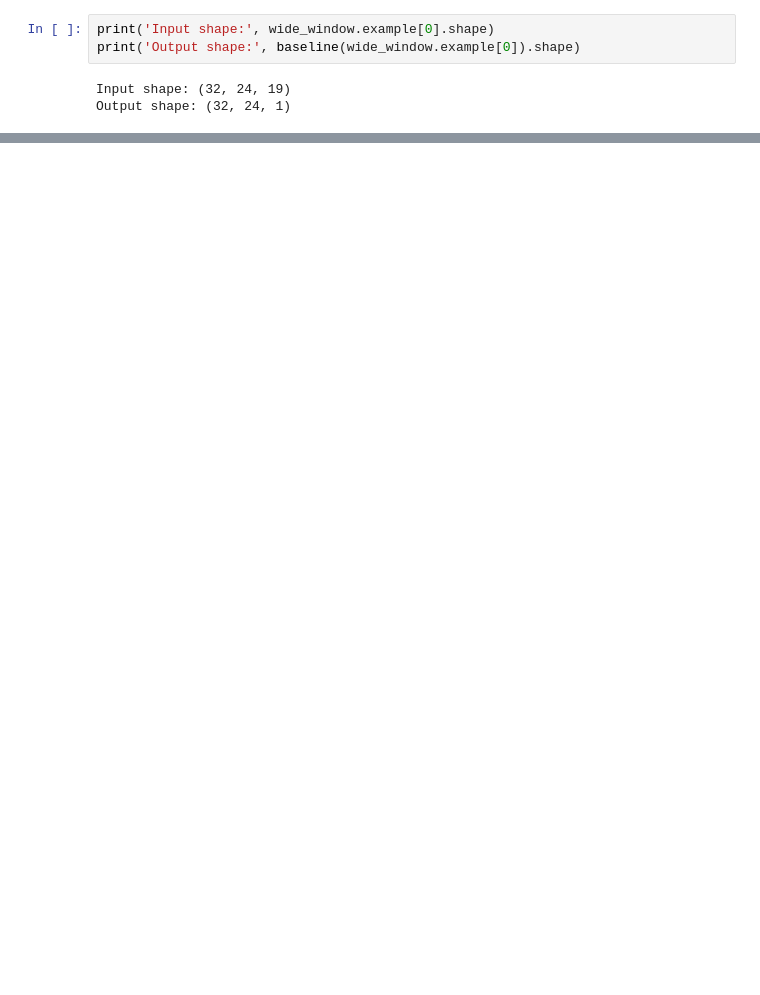
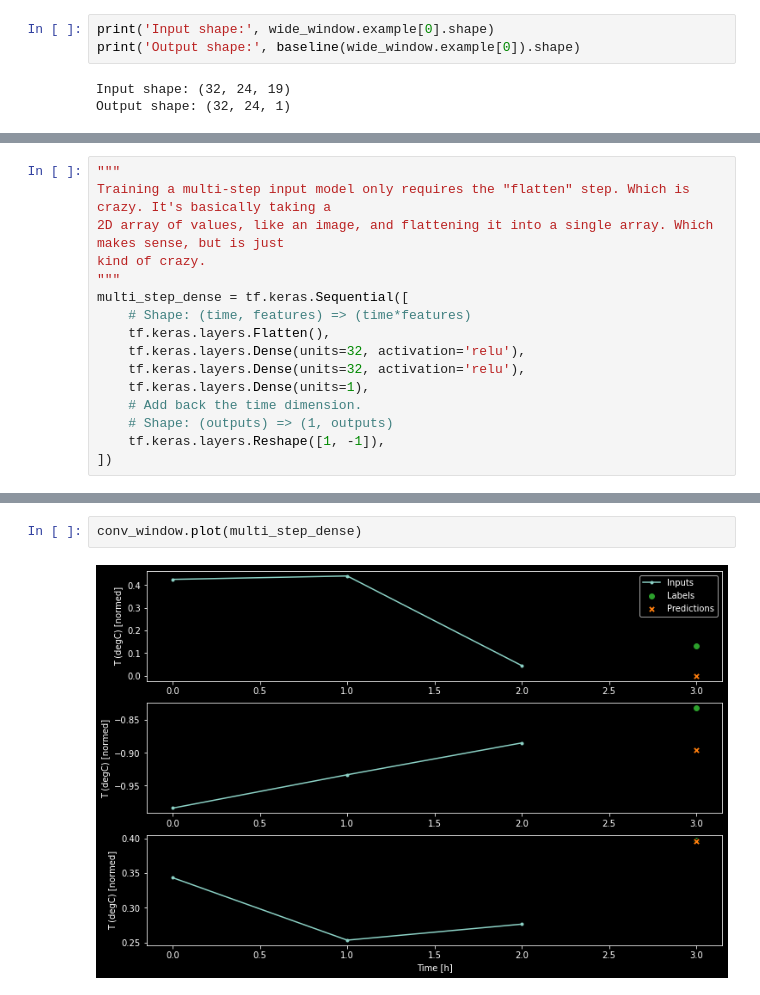
Before and after one commit to acherrera/machine_learning_learning, a Jupyter notebook: tutorials/10_time_series_forecasting/10_time_forecasting.ipynb, the cells around one changed output, grey strips where cells are left out. Drawn from its saved outputs; the diff is of its cells as text; blank space fills up the shorter version.

Commit message:
more time series ML

```diff
--- a/tutorials/10_time_series_forecasting/10_time_forecasting.ipynb
+++ b/tutorials/10_time_series_forecasting/10_time_forecasting.ipynb
@@ -612,0 +640,16 @@ Epoch 8/20
+# %%
+"""
+Training a multi-step input model only requires the "flatten" step. Which is crazy. It's basically taking a
+2D array of values, like an image, and flattening it into a single array. Which makes sense, but is just
+kind of crazy.
+"""
+multi_step_dense = tf.keras.Sequential([
+    # Shape: (time, features) => (time*features)
+    tf.keras.layers.Flatten(),
+    tf.keras.layers.Dense(units=32, activation='relu'),
+    tf.keras.layers.Dense(units=32, activation='relu'),
+    tf.keras.layers.Dense(units=1),
+    # Add back the time dimension.
+    # Shape: (outputs) => (1, outputs)
+    tf.keras.layers.Reshape([1, -1]),
+])
@@ -612,0 +672,4 @@ Epoch 8/20
+# %%
+conv_window.plot(multi_step_dense)
+# %% [output]
+[figure, added]
```
Also changed, not shown: parts of 22 cells of this notebook.
